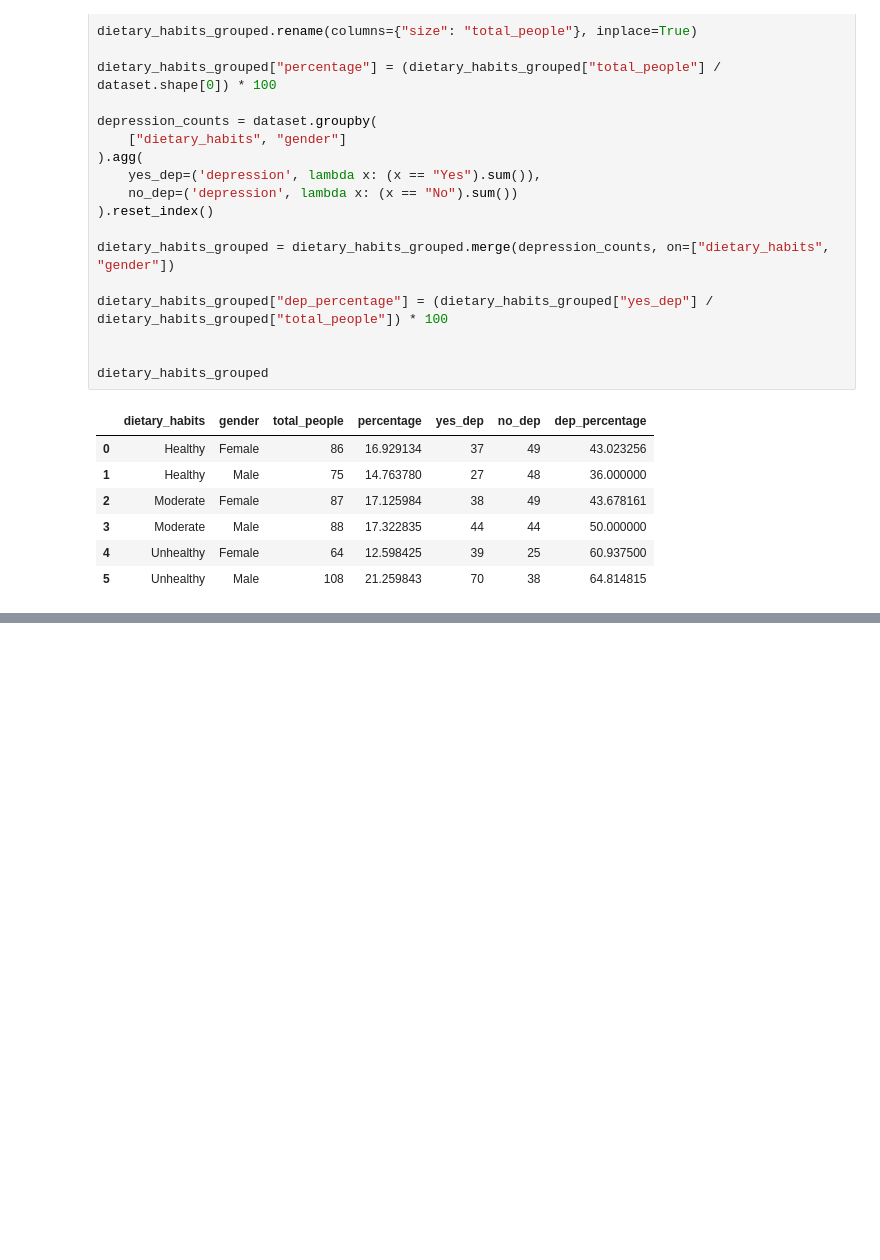
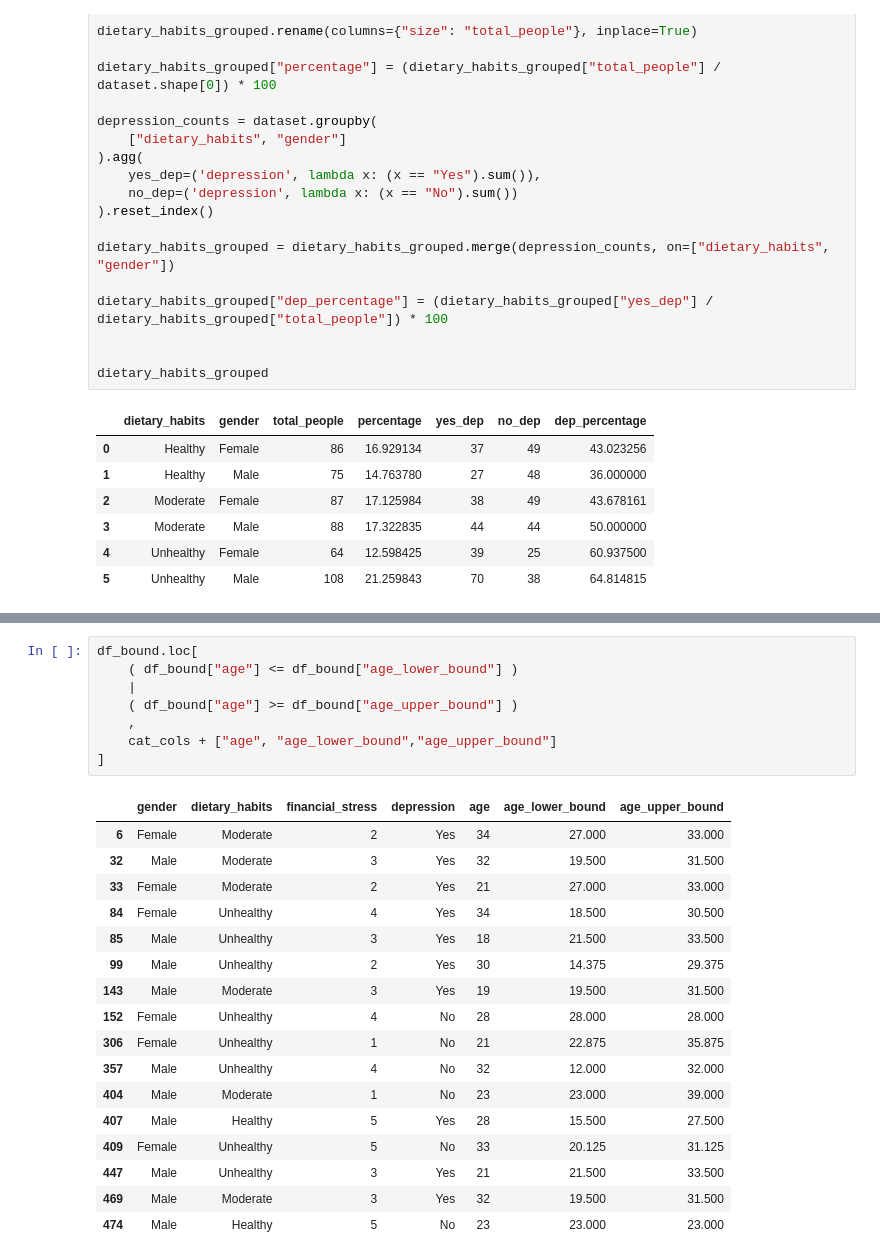
Before and after one commit to GalletaOreo98/Data-Science, a Jupyter notebook: EDA Students Depression/eda_students_depression.ipynb, the cells around one changed output, grey strips where cells are left out. Saved outputs shown, nothing was run; the diff lists cells and outputs as text; blank space fills up the shorter version.

```diff
--- a/EDA Students Depression/eda_students_depression.ipynb
+++ b/EDA Students Depression/eda_students_depression.ipynb
@@ -200,0 +390,26 @@ dietary_habits_grouped
+# %%
+df_bound.loc[
+    ( df_bound["age"] <= df_bound["age_lower_bound"] )
+    |
+    ( df_bound["age"] >= df_bound["age_upper_bound"] )
+    ,
+    cat_cols + ["age", "age_lower_bound","age_upper_bound"]
+]
+# %% [output]
+|  | gender | dietary_habits | financial_stress | depression | age | age_lower_bound | age_upper_bound |
+| 6 | Female | Moderate | 2 | Yes | 34 | 27.000 | 33.000 |
+| 32 | Male | Moderate | 3 | Yes | 32 | 19.500 | 31.500 |
+| 33 | Female | Moderate | 2 | Yes | 21 | 27.000 | 33.000 |
+| 84 | Female | Unhealthy | 4 | Yes | 34 | 18.500 | 30.500 |
+| 85 | Male | Unhealthy | 3 | Yes | 18 | 21.500 | 33.500 |
+| 99 | Male | Unhealthy | 2 | Yes | 30 | 14.375 | 29.375 |
+| 143 | Male | Moderate | 3 | Yes | 19 | 19.500 | 31.500 |
+| 152 | Female | Unhealthy | 4 | No | 28 | 28.000 | 28.000 |
+| 306 | Female | Unhealthy | 1 | No | 21 | 22.875 | 35.875 |
+| 357 | Male | Unhealthy | 4 | No | 32 | 12.000 | 32.000 |
+| 404 | Male | Moderate | 1 | No | 23 | 23.000 | 39.000 |
+| 407 | Male | Healthy | 5 | Yes | 28 | 15.500 | 27.500 |
+| 409 | Female | Unhealthy | 5 | No | 33 | 20.125 | 31.125 |
+| 447 | Male | Unhealthy | 3 | Yes | 21 | 21.500 | 33.500 |
+| 469 | Male | Moderate | 3 | Yes | 32 | 19.500 | 31.500 |
+| 474 | Male | Healthy | 5 | No | 23 | 23.000 | 23.000 |
```
Also changed, not shown: parts of 37 cells of this notebook.
